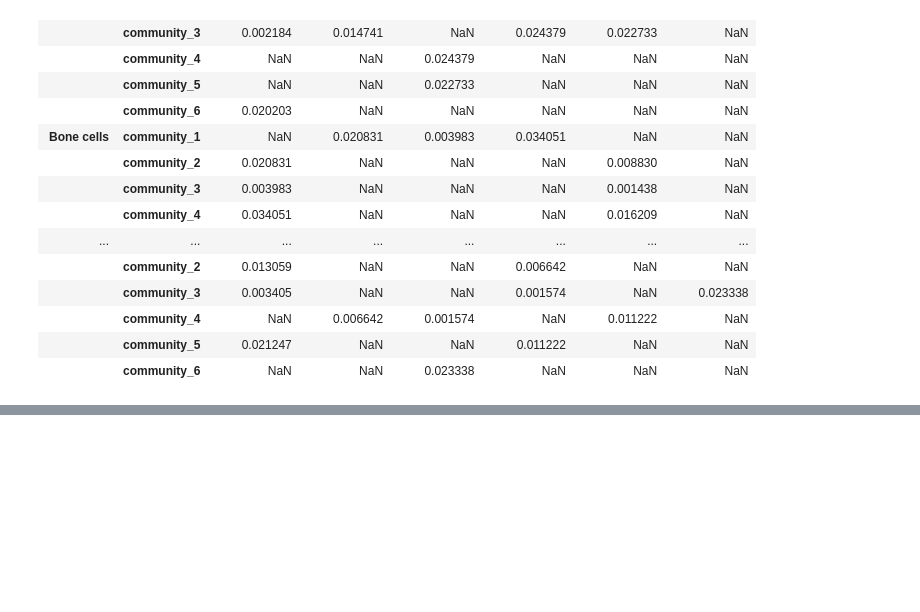
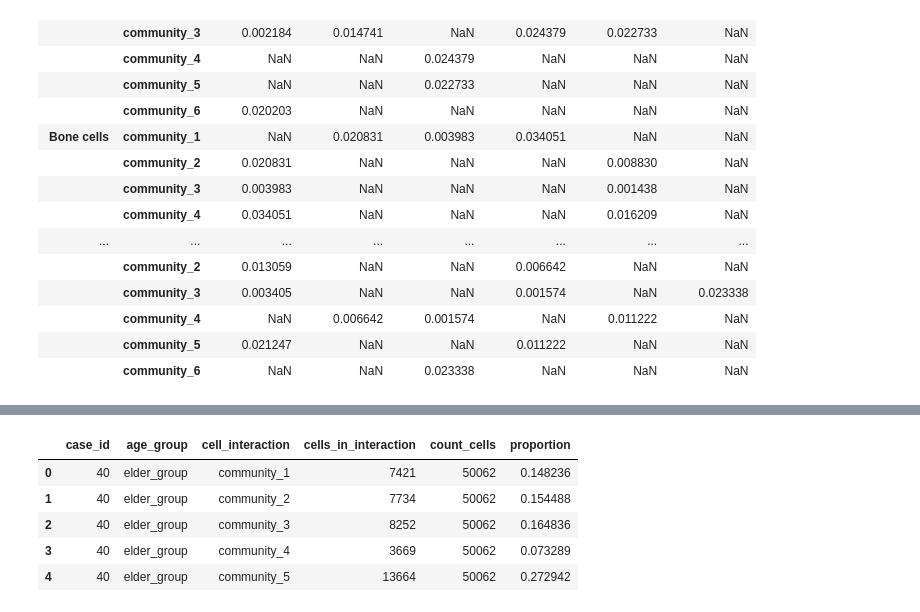
Before and after one commit to Ruugiko/bioinf, a Jupyter notebook: HW_3.ipynb, the cells around one changed output, grey strips where cells are left out. Saved outputs shown, nothing was run; the diff lists cells and outputs as text; code cells hidden in the pictures; blank space fills up the shorter version.

```diff
--- a/HW_3.ipynb
+++ b/HW_3.ipynb
@@ -727,0 +739,22 @@ for cell_type, data in pivot_table.groupby(level='cell_type'):
+# %%
+# Подсчет общего количества клеток для каждого пациента
+count_cells_per_patient = df.groupby(['case_id', 'age_group']).size().reset_index(name='count_cells')
+
+# Подсчет количества клеток в каждом микроокружении для каждого пациента
+cells_per_interaction = df.groupby(['case_id', 'age_group', 'cell_interaction']).size().reset_index(name='cells_in_interaction')
+
+# Объединение данных для расчета доли микроокружения в ткани каждого пациента
+df_3 = pd.merge(cells_per_interaction, count_cells_per_patient, on=['case_id', 'age_group'])
+
+# Расчет доли
+df_3['proportion'] = df_3['cells_in_interaction'] / df_3['count_cells']
+
+# Проверка результатов
+df_3.head()
+# %% [output]
+|  | case_id | age_group | cell_interaction | cells_in_interaction | count_cells | proportion |
+| 0 | 40 | elder_group | community_1 | 7421 | 50062 | 0.148236 |
+| 1 | 40 | elder_group | community_2 | 7734 | 50062 | 0.154488 |
+| 2 | 40 | elder_group | community_3 | 8252 | 50062 | 0.164836 |
+| 3 | 40 | elder_group | community_4 | 3669 | 50062 | 0.073289 |
+| 4 | 40 | elder_group | community_5 | 13664 | 50062 | 0.272942 |
```
Also changed, not shown: parts of 10 cells of this notebook, 6 other files.
